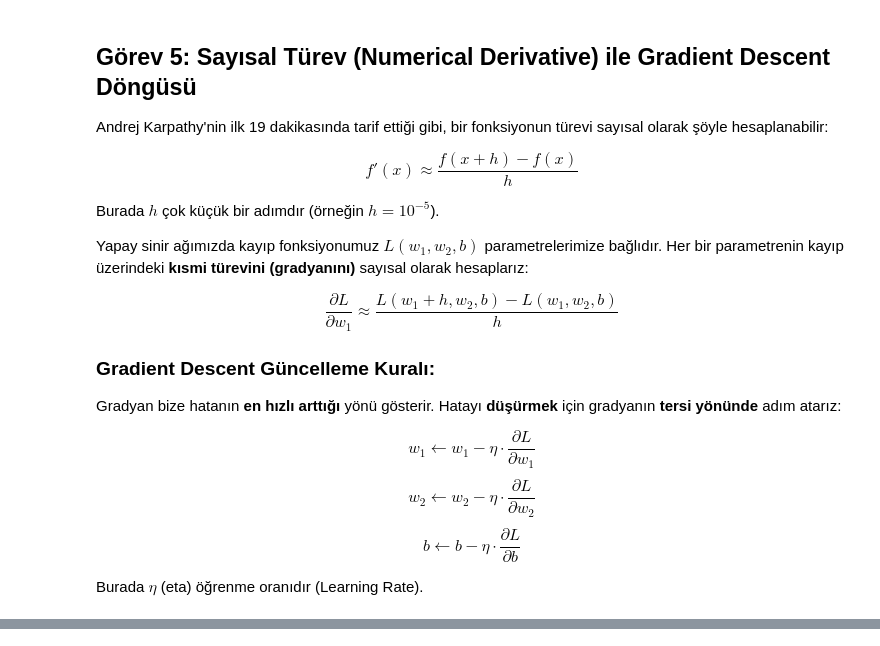
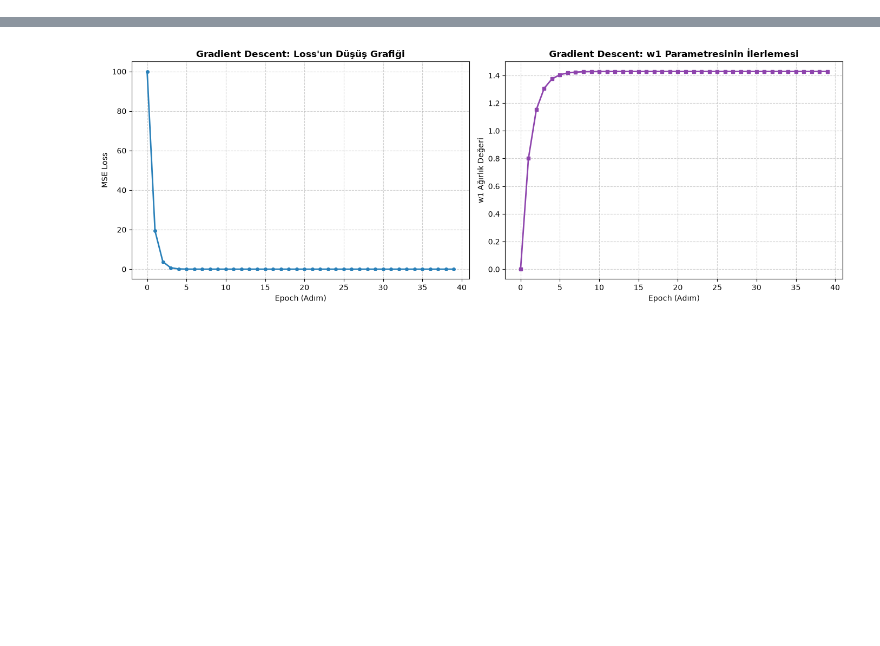
Before and after one commit to semhoz/YZ_50, a Jupyter notebook: yz50_hafta1_odev.ipynb, the cells around one changed output, grey strips where cells are left out. Saved outputs shown, nothing was run; the diff lists cells and outputs as text; code cells hidden in the pictures; blank space fills up the shorter version.

```diff
--- a/yz50_hafta1_odev.ipynb
+++ b/yz50_hafta1_odev.ipynb
@@ -160,24 +98,18 @@ Aşağıdaki kod bloğunda hem **tek nöron** hem de **birden fazla nöron (katm
 # %%
 # 1. Tek Nöron İçin Loss Fonksiyonu
 def single_neuron_loss(y_pred, y_true):
-    """Tek bir nöron çıktısı için Kare Hata (Squared Error) hesaplar."""
+
     return (y_pred - y_true) ** 2
 
 # 2. Birden Fazla Nöron (Katman) İçin Loss Fonksiyonu
 def multi_neuron_layer_loss(y_preds, y_trues):
-    """
-    Katmandaki birden fazla nöron çıktısı için Ortalama Kare Hata (MSE) hesaplar.
 
-    Parametreler:
-    - y_preds: Katmandaki tüm nöronların tahmin listesi [z1, z2, ...]
-    - y_trues: Her nöron için beklenen hedef liste [t1, t2, ...]
-    """
     total_squared_error = sum((p - t) ** 2 for p, t in zip(y_preds, y_trues))
     return total_squared_error / len(y_trues)
 
 # 3. Genel Esnek Loss Fonksiyonu (Hem Tek Hem Çoklu Nöron Destekli)
 def mse_loss(y_pred, y_true):
-    """Hem skaler (tek nöron) hem liste (çoklu nöron/katman) destekleyen esnek MSE fonksiyonu."""
+
     if isinstance(y_pred, (int, float)) and isinstance(y_true, (int, float)):
         return single_neuron_loss(y_pred, y_true)
     return multi_neuron_layer_loss(y_pred, y_true)
@@ -197,7 +129,7 @@ print(f"    Gerçek Hedef (y_true)      : {target_single:.4f}")
 print(f"    Kayıp (single_neuron_loss)  : {loss_single_explicit:.4f}")
 print()
 
-# B) BİRDEN FAZLA NÖRON (KATMAN) İÇİN LOSS HESABI
+
 inputs = [2.0, 3.0]
 weights_list = [
     [0.8, -0.5],   # 1. Nöron
@@ -206,9 +138,9 @@ weights_list = [
 ]
 biases = [1.0, -0.5, 0.2]
 
-# 3 Nöronlu Katmanın Tahminleri
+
 layer_preds = layer_forward(inputs, weights_list, biases) # [1.1, 2.6, 1.2]
-# 3 Nöron için 3 Ayrı Gerçek Hedef
+
 target_layer = [5.0, 3.0, 2.0]
 
 loss_layer_explicit = multi_neuron_layer_loss(layer_preds, target_layer)
@@ -265,34 +205,11 @@ print(f"Gözlemlenen en düşük loss değeri: {min_loss:.4f} (w1 = {best_w1:.2f
-# %% [markdown]
-## Görev 5: Sayısal Türev (Numerical Derivative) ile Gradient Descent Döngüsü
-Andrej Karpathy'nin ilk 19 dakikasında tarif ettiği gibi, bir fonksiyonun türevi sayısal olarak şöyle hesaplanabilir:
-
-$$f'(x) \approx \frac{f(x + h) - f(x)}{h}$$
-
-Burada $h$ çok küçük bir adımdır (örneğin $h = 10^{-5}$).
-
-Yapay sinir ağımızda kayıp fonksiyonumuz $L(w_1, w_2, b)$ parametrelerimize bağlıdır. Her bir parametrenin kayıp üzerindeki **kısmi türevini (gradyanını)** sayısal olarak hesaplarız:
-
-$$\frac{\partial L}{\partial w_1} \approx \frac{L(w_1 + h, w_2, b) - L(w_1, w_2, b)}{h}$$
-
-### Gradient Descent Güncelleme Kuralı:
-Gradyan bize hatanın **en hızlı arttığı** yönü gösterir. Hatayı **düşürmek** için gradyanın **tersi yönünde** adım atarız:
-
-$$w_1 \leftarrow w_1 - \eta \cdot \frac{\partial L}{\partial w_1}$$
-$$w_2 \leftarrow w_2 - \eta \cdot \frac{\partial L}{\partial w_2}$$
-$$b \leftarrow b - \eta \cdot \frac{\partial L}{\partial b}$$
-
-Burada $\eta$ (eta) öğrenme oranıdır (Learning Rate).
 # %%
 def compute_numerical_gradients(inputs, weights, bias, y_true, h=1e-5):
-    """
-    Sayısal türev (Numerical Derivative) kullanarak her parametrenin
-    Loss üzerindeki kısmi türevini (gradyanını) hesaplar.
-    """
-    # 1. Mevcut parametrelerle loss hesabı
+
+
     base_pred = single_neuron_forward(inputs, weights, bias)
     base_loss = mse_loss(base_pred, y_true)
 
-    # 2. Her bir ağırlık için gradyan hesabı: dL/dwi
+
     grad_weights = []
     for i in range(len(weights)):
         weights_perturbed = list(weights)
@@ -313,18 +230,16 @@ def compute_numerical_gradients(inputs, weights, bias, y_true, h=1e-5):
 
     return grad_weights, db, base_loss
 
-# --- Gradient Descent Döngüsü ---
 
-# Problem Tanımlaması
 inputs = [2.0, 3.0]
-y_true = 10.0  # Hedef Çıktı
+y_true = 10.0
 
-# Başlangıç Parametreleri (Rastgele / Sıfır başlatma)
+
 weights = [0.0, 0.0]
 bias = 0.0
 
-learning_rate = 0.02  # Adım boyutu (Learning Rate)
-epochs = 40           # İterasyon sayısı
+learning_rate = 0.02
+epochs = 40
 
 history_loss = []
 history_w1 = []
@@ -334,19 +249,19 @@ print(f"Başlangıç Parametreleri -> w: {weights}, b: {bias}")
 print(f"Başlangıç Tahmini       -> {single_neuron_forward(inputs, weights, bias):.4f} (Hedef: {y_true})\n")
 
 for epoch in range(epochs):
-    # Sayısal gradyanları hesapla
+
     grad_w, grad_b, current_loss = compute_numerical_gradients(inputs, weights, bias, y_true)
 
-    # Takip için kayıt
+
     history_loss.append(current_loss)
     history_w1.append(weights[0])
 
-    # Parametreleri Gradyan Yönünün TERSİNE Güncelle
+
     for i in range(len(weights)):
         weights[i] -= learning_rate * grad_w[i]
     bias -= learning_rate * grad_b
 
-    # Durum çıktısı
+
     if epoch % 5 == 0 or epoch == epochs - 1:
         pred = single_neuron_forward(inputs, weights, bias)
         print(f"Epoch {epoch:2d} | Loss: {current_loss:8.4f} | Tahmin: {pred:6.4f} | w1: {weights[0]:.4f}, w2: {weights[1]:.4f}, b: {bias:.4f}")
@@ -357,17 +272,16 @@ print(f"Son Parametreler -> w1: {weights[0]:.4f}, w2: {weights[1]:.4f}, b: {bias
 print(f"Son Tahmin      -> {final_pred:.4f} (Hedef: {y_true})")
 print(f"Son Loss        -> {mse_loss(final_pred, y_true):.6f}")
 
-# Gradient Descent Görselleştirmesi
+
 fig, (ax1, ax2) = plt.subplots(1, 2, figsize=(14, 5))
 
-# 1. Loss'un Adımlarla Düşüşü
+
 ax1.plot(range(epochs), history_loss, color='#2980b9', marker='o', markersize=4, linewidth=2)
 ax1.set_title("Gradient Descent: Loss'un Düşüş Grafiği", fontsize=12, fontweight='bold')
 ax1.set_xlabel("Epoch (Adım)", fontsize=10)
 ax1.set_ylabel("MSE Loss", fontsize=10)
 ax1.grid(True, linestyle='--', alpha=0.6)
 
-# 2. w1 Parametresinin Güncellenmesi
 ax2.plot(range(epochs), history_w1, color='#8e44ad', marker='s', markersize=4, linewidth=2)
 ax2.set_title("Gradient Descent: w1 Parametresinin İlerlemesi", fontsize=12, fontweight='bold')
 ax2.set_xlabel("Epoch (Adım)", fontsize=10)
@@ -376,3 +290,4 @@ ax2.grid(True, linestyle='--', alpha=0.6)
 
 plt.tight_layout()
 plt.show()
+# %% [output]
@@ -378,0 +312 @@ plt.show()
+[figure, added]
```
Also changed, not shown: parts of 12 cells of this notebook.
